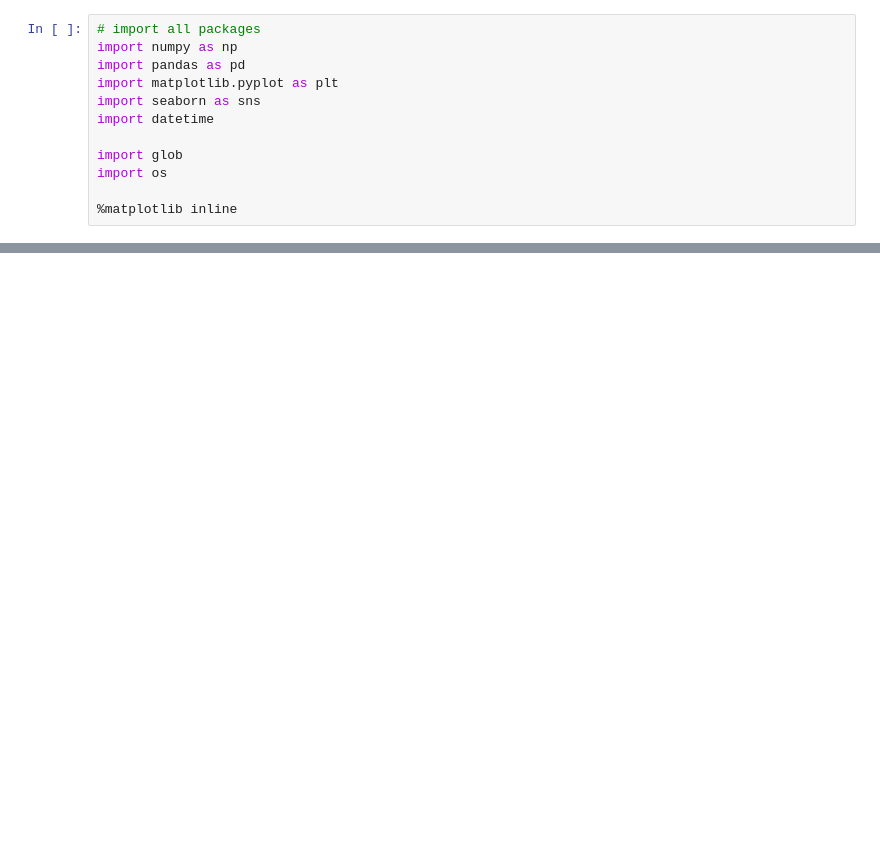
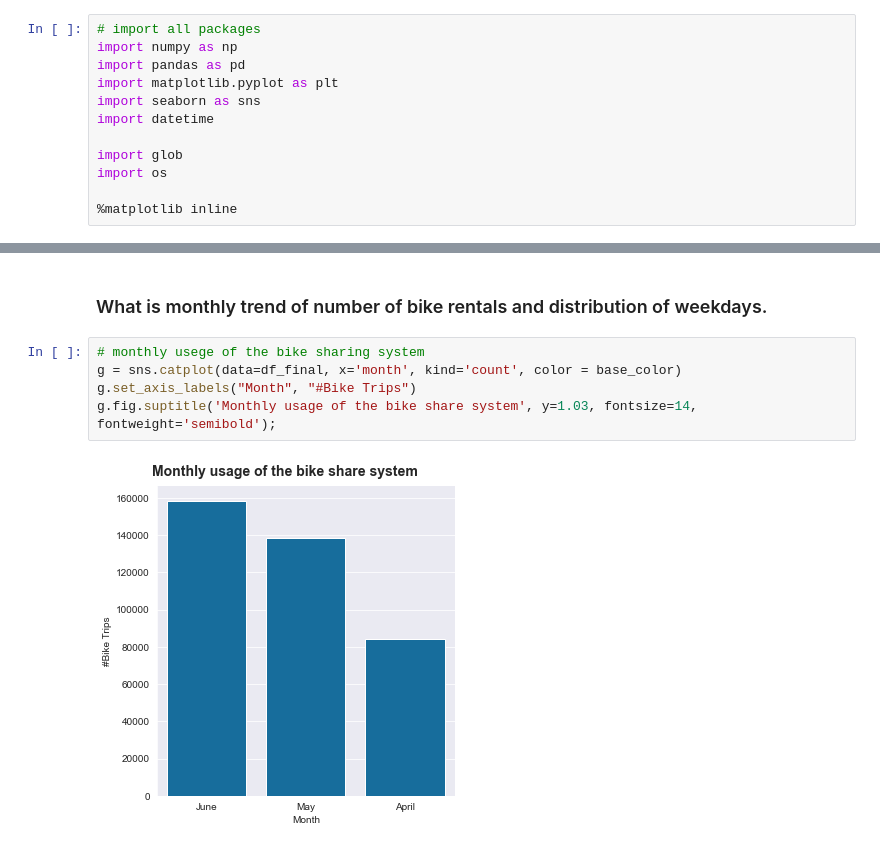
Before and after one commit to karandeepbhardwaj/Exploring-Lyft-s-FordGoBike-Data-from-2020, a Jupyter notebook: Lyft data analysis.ipynb, the cells around one changed output, grey strips where cells are left out. Saved outputs shown, nothing was run; the diff lists cells and outputs as text; blank space fills up the shorter version.

```diff
--- a/Lyft data analysis.ipynb
+++ b/Lyft data analysis.ipynb
@@ -72,0 +515,9 @@ Index(['ride_id', 'rideable_type', 'started_at', 'ended_at',
+# %% [markdown]
+### What is monthly trend of number of bike rentals and distribution of weekdays.
+# %%
+# monthly usege of the bike sharing system
+g = sns.catplot(data=df_final, x='month', kind='count', color = base_color)
+g.set_axis_labels("Month", "#Bike Trips")
+g.fig.suptitle('Monthly usage of the bike share system', y=1.03, fontsize=14, fontweight='semibold');
+# %% [output]
+[figure, added]
```
Also changed, not shown: parts of 112 cells of this notebook, 7 other files.
